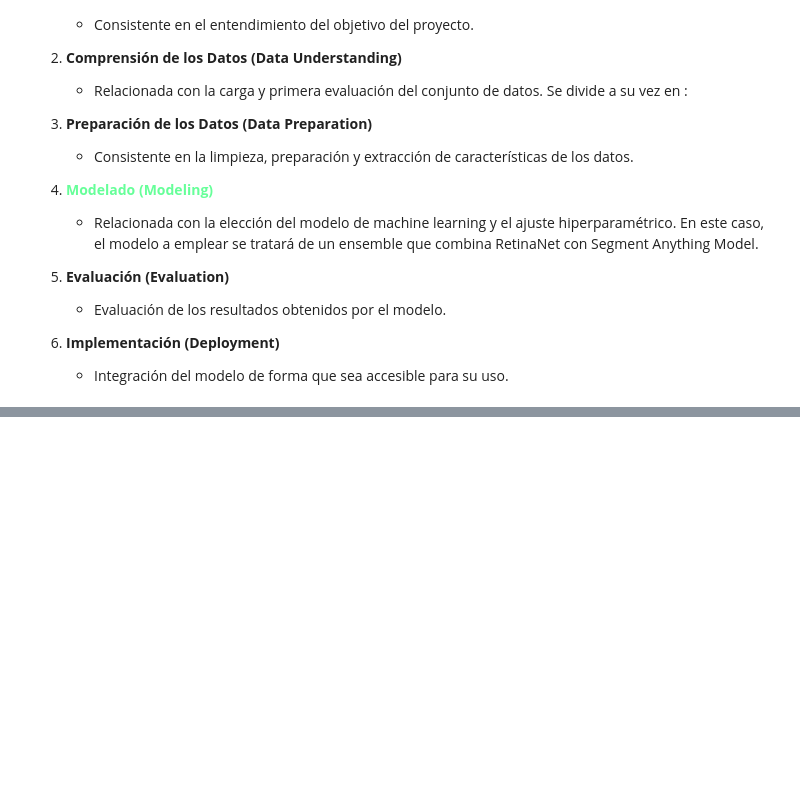
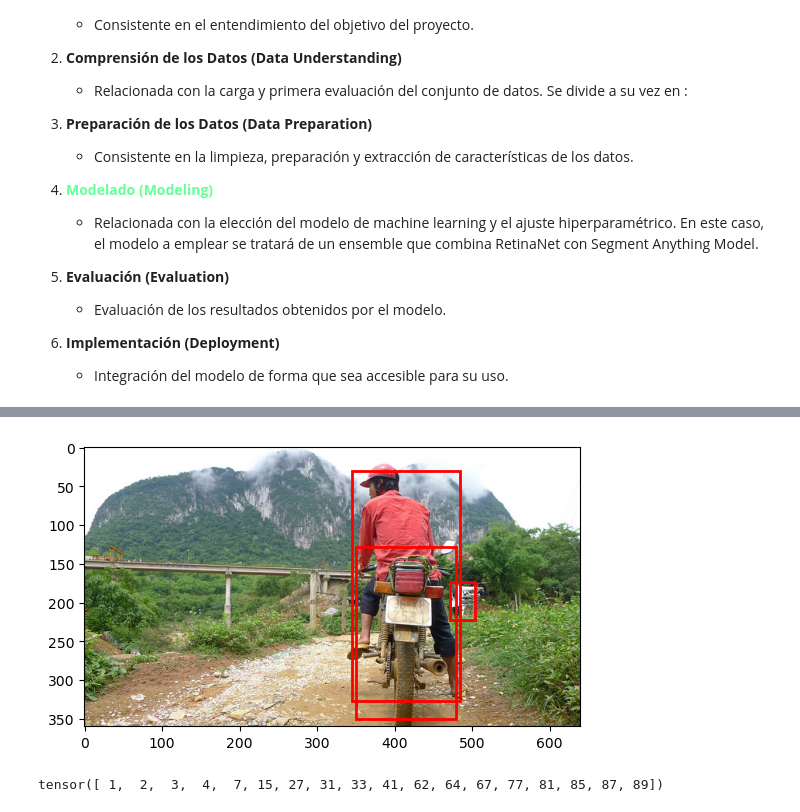
Before and after one commit to rucasca/TFM, a Jupyter notebook: src/data_modeling_RetinaNet.ipynb, the cells around one changed output, grey strips where cells are left out. Saved outputs shown, nothing was run; the diff lists cells and outputs as text; code cells hidden in the pictures; blank space fills up the shorter version.

```diff
--- a/src/data_modeling_RetinaNet.ipynb
+++ b/src/data_modeling_RetinaNet.ipynb
@@ -82,0 +217,20 @@ plt.show()
+# %%
+img_ids = coco.getImgIds()
+img_info = coco.loadImgs(img_ids[0])[0]
+img_path = f"{DIR_TRAIN_IMGS}/{img_info['file_name']}"
+
+image = Image.open(img_path).convert("RGB")
+
+transform = T.Compose([
+    T.ToTensor()
+])
+img_tensor = transform(image).unsqueeze(0)
+# %%
+import torchvision
+import torch
+
+model = torchvision.models.detection.retinanet_resnet50_fpn(pretrained=True)
+# %%
+model.eval()
+with torch.no_grad():
+    outputs = model(img_tensor)
@@ -82,0 +259,20 @@ plt.show()
+# %%
+import matplotlib.pyplot as plt
+import matplotlib.patches as patches
+
+fig, ax = plt.subplots(1)
+ax.imshow(image)
+
+for box, score, label in zip(outputs[0]['boxes'], outputs[0]['scores'], outputs[0]['labels']):
+    if score > 0.5:
+        x1, y1, x2, y2 = box
+        rect = patches.Rectangle((x1, y1), x2 - x1, y2 - y1,
+                                 linewidth=2, edgecolor='r', facecolor='none')
+        ax.add_patch(rect)
+plt.show()
+# %% [output]
+[figure, added]
+# %%
+outputs[0]['labels'].unique()
+# %% [output]
+tensor([ 1,  2,  3,  4,  7, 15, 27, 31, 33, 41, 62, 64, 67, 77, 81, 85, 87, 89])
```
Also changed, not shown: parts of 25 cells of this notebook, 2 other files.
